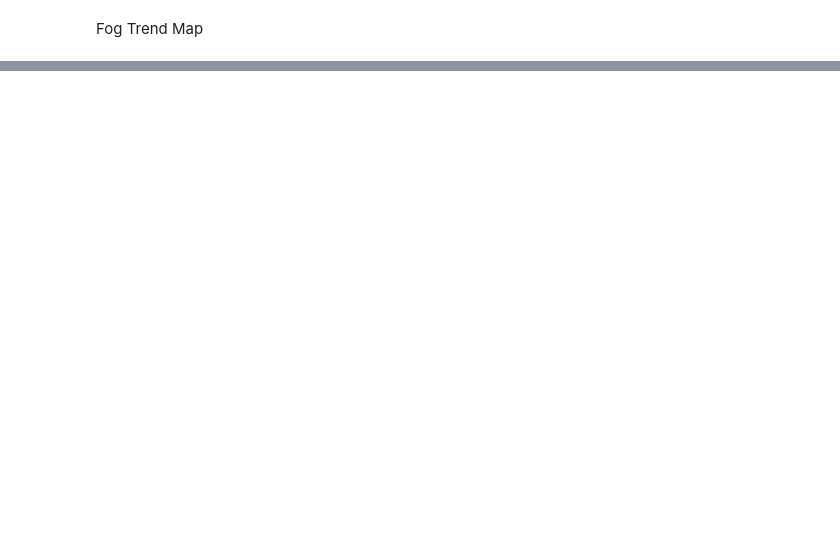
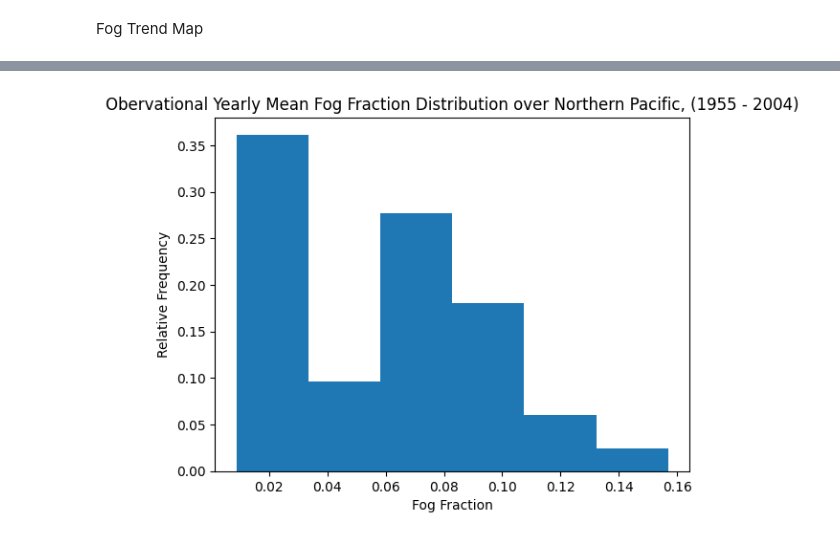
Before and after one commit to ywanika/MSC25_LowCloud, a Jupyter notebook: 02visualizeEECRA.ipynb, the cells around one changed output, grey strips where cells are left out. Cells and saved outputs as stored; diff of their text form; code cells hidden in the pictures; blank space fills up the shorter version.

```diff
--- a/02visualizeEECRA.ipynb
+++ b/02visualizeEECRA.ipynb
@@ -228,0 +273,20 @@ np.float64(-0.0005674055405274212)
+# %%
+#make masked study area cloud df
+lonList = list(lon_bins)
+latList = list(lat_bins)
+
+NP_grid = [lonList.index(120), lonList.index(240), latList.index(30), latList.index(60)]
+NA_grid= [lonList.index(290), lonList.index(360), latList.index(40), latList.index(70)]
+
+
+#make masked study area cloud df
+cloud_study_NP = stacked.sel(
+    lon=slice(NP_grid[0], NP_grid[1]),
+    lat=slice(NP_grid[2], NP_grid[3])
+)
+
+cloud_study_NA = stacked.sel(
+    lon=slice(NA_grid[0], NA_grid[1]),
+    lat=slice(NA_grid[2], NA_grid[3])
+)
+cloud_study_NA
@@ -228,0 +321,14 @@ np.float64(-0.0005674055405274212)
+# %%
+#EECRA_NP_FogFraction_Distribution
+x = cloud_study_NP.mean("time").values
+x = x[~np.isnan(x)]
+counts, bins = np.histogram(x, "scott")
+plt.hist(bins[:-1], bins, weights=counts/counts.sum())
+
+plt.title("Obervational Yearly Mean Fog Fraction Distribution over Northern Pacific, (1955 - 2004)")
+plt.xlabel("Fog Fraction")
+plt.ylabel("Relative Frequency")
+
+plt.show()
+# %% [output]
+[figure, added]
```
Also changed, not shown: parts of 22 cells of this notebook, 11 other files.
